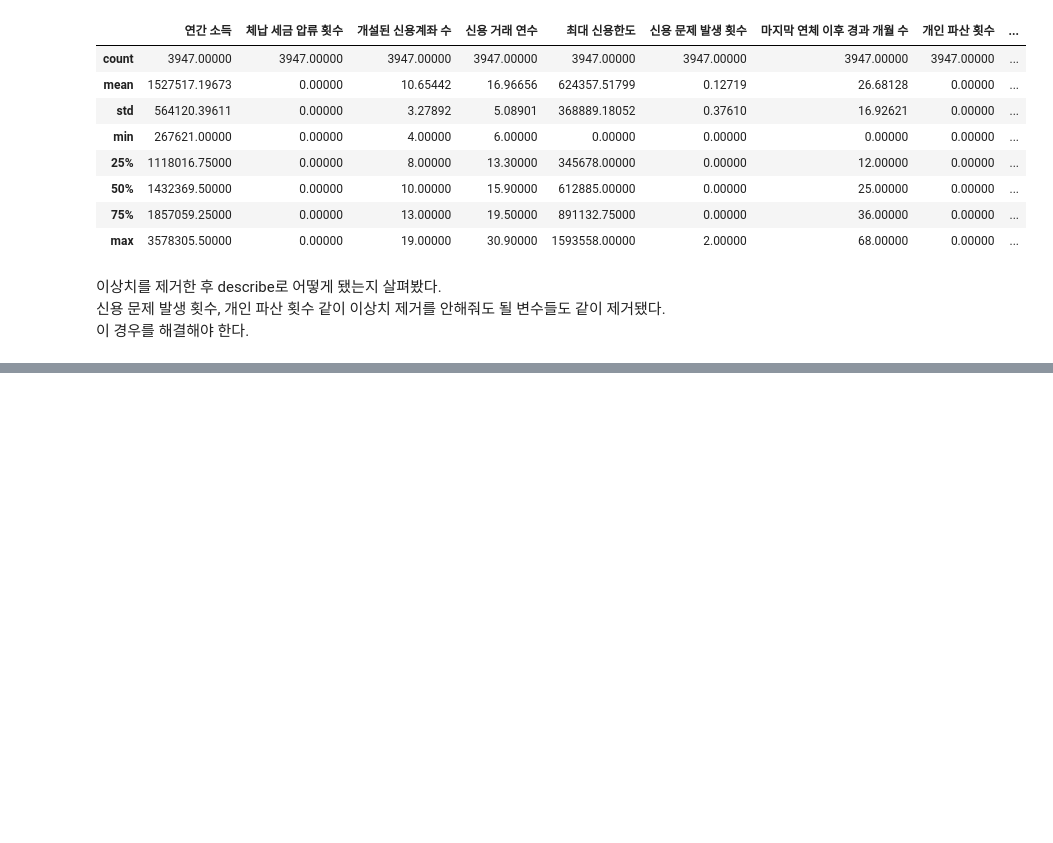
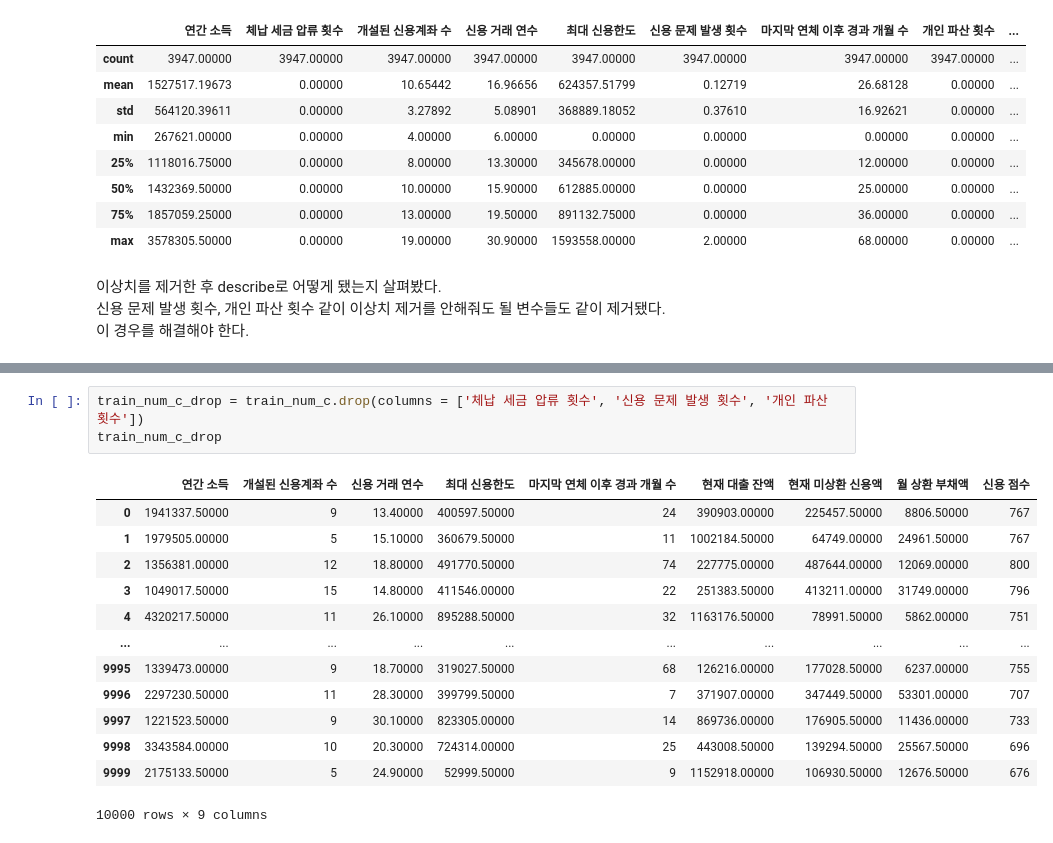
Before and after one commit to jayiuk/default-pred, a Jupyter notebook: eda_data.ipynb, the cells around one changed output, grey strips where cells are left out. Saved outputs shown, nothing was run; the diff lists cells and outputs as text; blank space fills up the shorter version.

```diff
--- a/eda_data.ipynb
+++ b/eda_data.ipynb
@@ -242,0 +252,17 @@ train_nooutlier.describe()
+# %%
+train_num_c_drop = train_num_c.drop(columns = ['체납 세금 압류 횟수', '신용 문제 발생 횟수', '개인 파산 횟수'])
+train_num_c_drop
+# %% [output]
+|  | 연간 소득 | 개설된 신용계좌 수 | 신용 거래 연수 | 최대 신용한도 | 마지막 연체 이후 경과 개월 수 | 현재 대출 잔액 | 현재 미상환 신용액 | 월 상환 부채액 | 신용 점수 |
+| 0 | 1941337.50000 | 9 | 13.40000 | 400597.50000 | 24 | 390903.00000 | 225457.50000 | 8806.50000 | 767 |
+| 1 | 1979505.00000 | 5 | 15.10000 | 360679.50000 | 11 | 1002184.50000 | 64749.00000 | 24961.50000 | 767 |
+| 2 | 1356381.00000 | 12 | 18.80000 | 491770.50000 | 74 | 227775.00000 | 487644.00000 | 12069.00000 | 800 |
+| 3 | 1049017.50000 | 15 | 14.80000 | 411546.00000 | 22 | 251383.50000 | 413211.00000 | 31749.00000 | 796 |
+| 4 | 4320217.50000 | 11 | 26.10000 | 895288.50000 | 32 | 1163176.50000 | 78991.50000 | 5862.00000 | 751 |
+| ... | ... | ... | ... | ... | ... | ... | ... | ... | ... |
+| 9995 | 1339473.00000 | 9 | 18.70000 | 319027.50000 | 68 | 126216.00000 | 177028.50000 | 6237.00000 | 755 |
+| 9996 | 2297230.50000 | 11 | 28.30000 | 399799.50000 | 7 | 371907.00000 | 347449.50000 | 53301.00000 | 707 |
+| 9997 | 1221523.50000 | 9 | 30.10000 | 823305.00000 | 14 | 869736.00000 | 176905.50000 | 11436.00000 | 733 |
+| 9998 | 3343584.00000 | 10 | 20.30000 | 724314.00000 | 25 | 443008.50000 | 139294.50000 | 25567.50000 | 696 |
+| 9999 | 2175133.50000 | 5 | 24.90000 | 52999.50000 | 9 | 1152918.00000 | 106930.50000 | 12676.50000 | 676 |
+10000 rows × 9 columns
```
Also changed, not shown: parts of 7 cells of this notebook, 1 other file.
